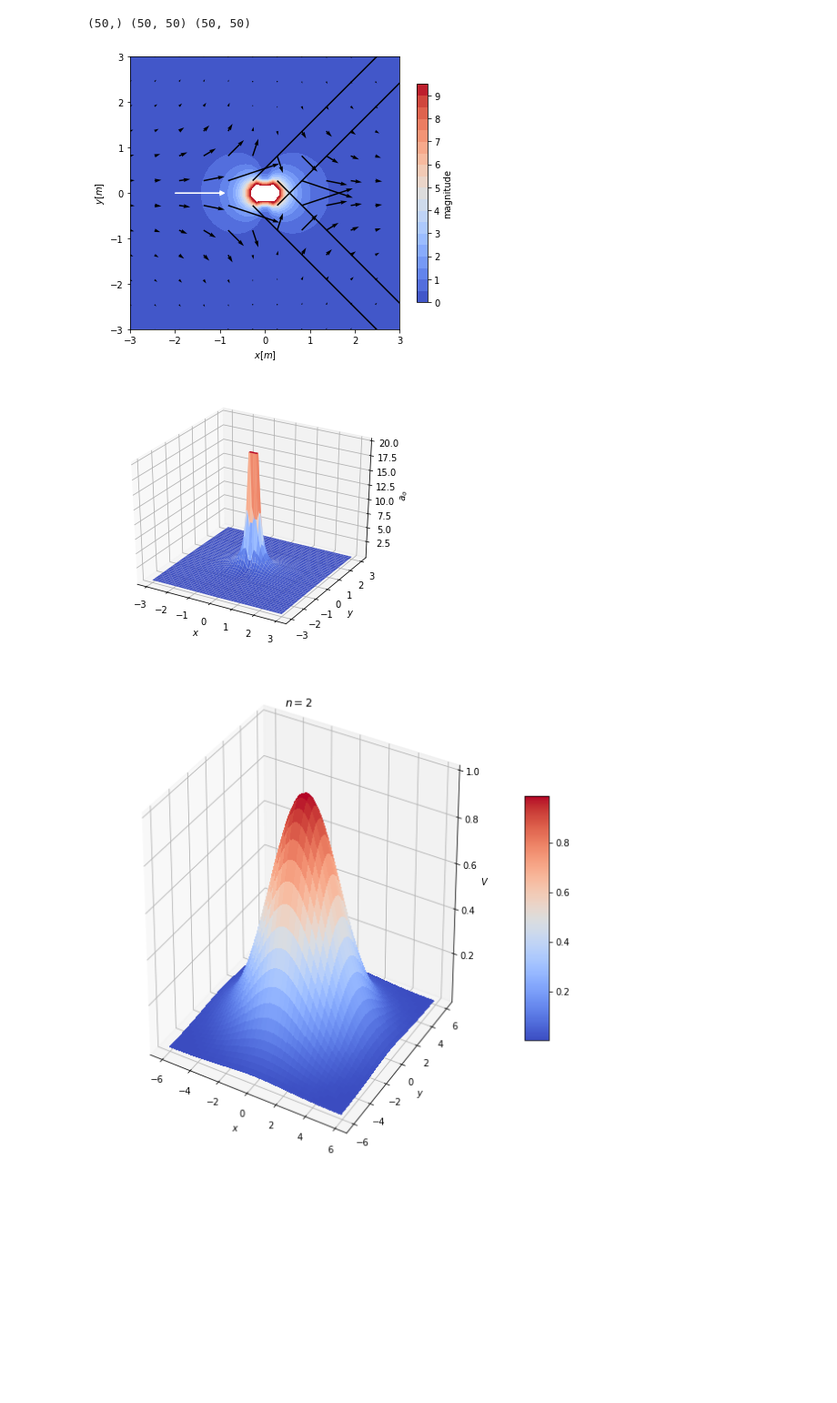
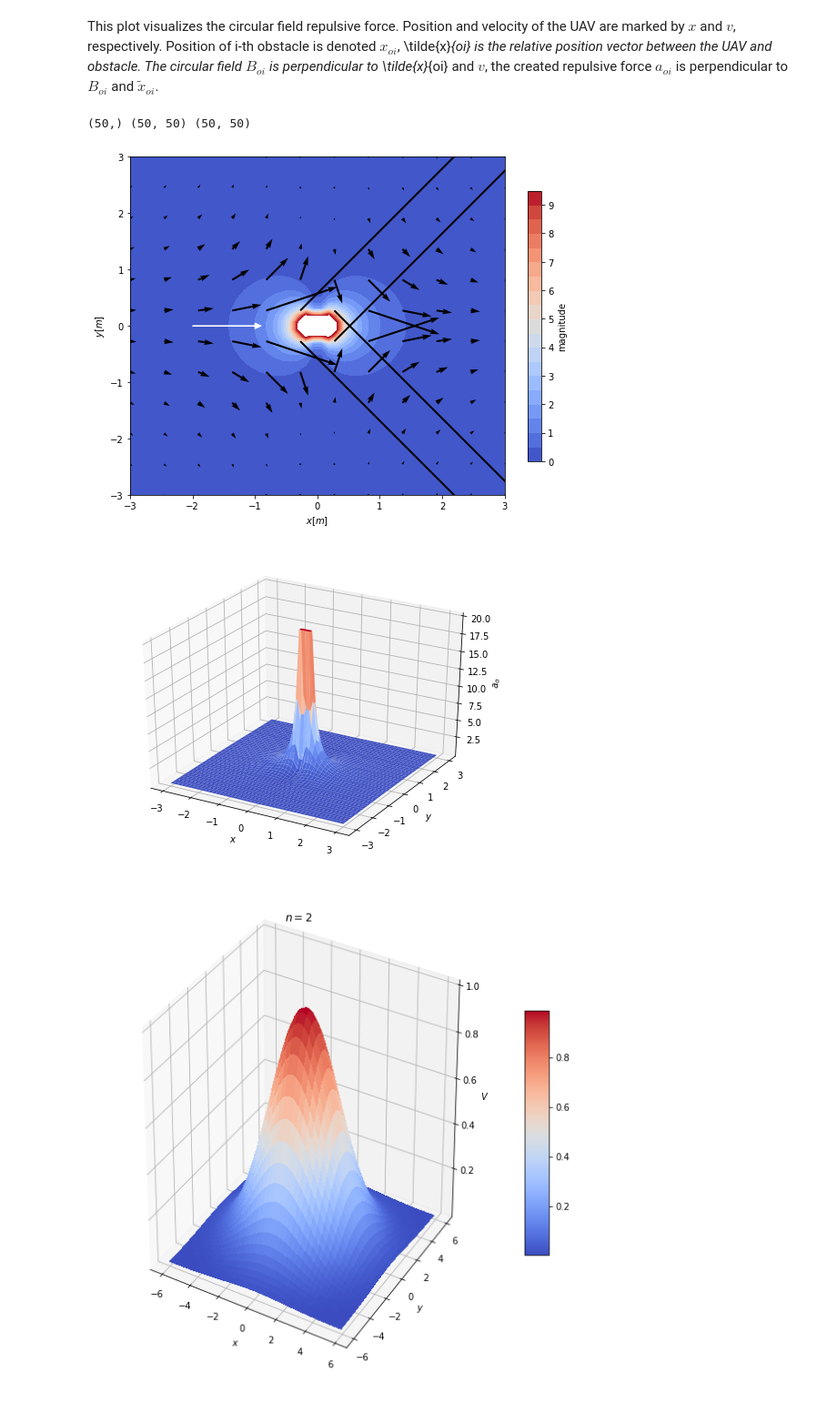
Before and after one commit to 3zuli/drone_trajectory_notebooks, a Jupyter notebook: hermite_spline_with_avoidance.ipynb, the cells around one changed output. Shown: that part at 91% size. Cells and saved outputs as stored; diff of their text form; code cells hidden in the pictures; blank space fills up the shorter version.

```diff
--- a/hermite_spline_with_avoidance.ipynb
+++ b/hermite_spline_with_avoidance.ipynb
@@ -342,5 +403,7 @@ plt.legend()
 # %%
 # drone.a
+# %% [markdown]
+This plot visualizes the circular field repulsive force. Position and velocity of the UAV are marked by $x$ and $v$, respectively. Position of i-th obstacle is denoted $x_{oi}$, \tilde{x}_{oi} is the relative position vector between the UAV and obstacle. The circular field $B_{oi}$ is perpendicular to \tilde{x}_{oi} and $v$, the created repulsive force $a_{oi}$ is perpendicular to $B_{oi}$ and $\tilde{x}_{oi}$.
 # %%
 # Circular field quiver plot
 drone_test = Drone(origin, origin_vel, hs, obstacles, sim_duration, dt,
@@ -358,7 +421,8 @@ N_quiver = 12
 N_contour = 50
 contour = True
 save_pdf = False
-figsize=(6,5)
+figsize=(8,6)
+# figsize=(6,5)
 
 plt.figure(figsize=figsize)
 
@@ -392,35 +456,35 @@ for x in Xq:
         drone_test.position = np.array([x, y, 0])
         obstacle = np.zeros(3)
         accel.append(drone_test.circular_field_avoidance(obstacle))
 accel = np.array(accel)
 plt.quiver(Xxq, Yyq, accel[:,0], accel[:,1])
 ax = plt.gca()
 ax.arrow(-2*drone_vel[0], -2*drone_vel[1], # x, y
          drone_vel[0], drone_vel[1], # x+dx, y+dy
          head_width=0.1, head_length=0.1, fc='w', ec='w')
 plt.xlim((-size, size))
 plt.ylim((-size, size))
 plt.xlabel(r'$x [m]$')
 plt.ylabel(r'$y [m]$')
 # plt.axis('equal')
 plt.tight_layout()
 if save_pdf: savefig("plots/circfield_quiver")
 print(Xc.shape, Xxc.shape, Z.shape)
 # print(accel)
 
 # 3D plot of circular field magnitude
 fig = plt.figure(figsize=figsize)
 ax = fig.gca(projection='3d')
 surf = ax.plot_surface(Xxc, Yyc, np.clip(Z, 0, 20), cmap=cm.coolwarm, vmax=20,
                        linewidth=0, antialiased=True)
 ax.set_xlabel(r'$x$')
 ax.set_ylabel(r'$y$')
 ax.set_zlabel(r'$a_o$')
 if save_pdf: savefig('plots/circfield_3d')
 # %% [output]
 (50,) (50, 50) (50, 50)
-[figure, old version]
+[figure, new version]
-[figure, old version]
+[figure, new version]
 # %%
 # Repulsive potential function from Santos et al. 2017 "A Novel Null-Space-Based UAV Trajectory Tracking Controller With Collision Avoidance"
 # https://ieeexplore.ieee.org/stamp/stamp.jsp?arnumber=8049328
```
Also changed, not shown: parts of 9 cells of this notebook, 1 other file.
